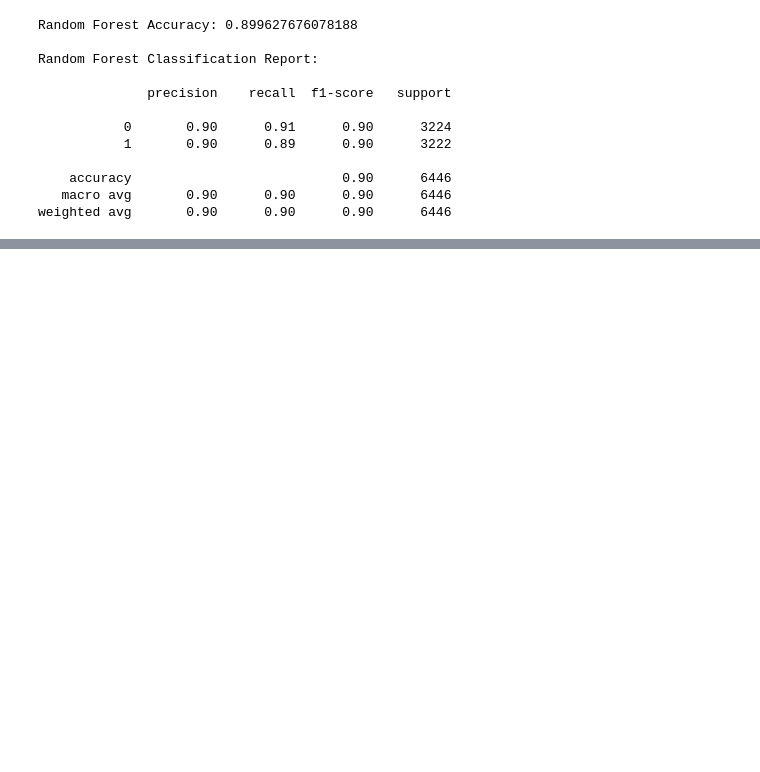
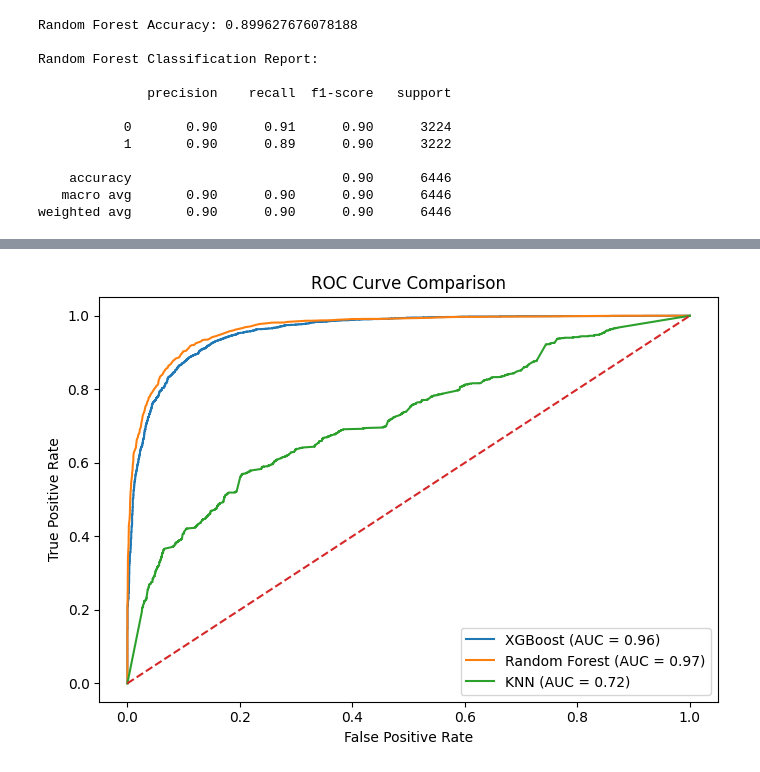
Before and after one commit to Pavan240571/heart-disease-mortality, a Jupyter notebook: Heart_Disease_Mortality.ipynb, the cells around one changed output, grey strips where cells are left out. Cells and saved outputs as stored; diff of their text form; code cells hidden in the pictures; blank space fills up the shorter version.

```diff
--- a/Heart_Disease_Mortality.ipynb
+++ b/Heart_Disease_Mortality.ipynb
@@ -396,0 +427,32 @@ weighted avg       0.65      0.65      0.65      6446
+# %%
+from sklearn.metrics import roc_curve, auc
+# Get prediction probabilities
+xgb_probs = xgb_model.predict_proba(X_test)[:, 1]
+rf_probs = rf_model.predict_proba(X_test)[:, 1]
+knn_probs = knn_model.predict_proba(X_test)[:, 1]
+
+# Compute ROC curves
+fpr_xgb, tpr_xgb, _ = roc_curve(y_test, xgb_probs)
+fpr_rf, tpr_rf, _ = roc_curve(y_test, rf_probs)
+fpr_knn, tpr_knn, _ = roc_curve(y_test, knn_probs)
+
+# Compute AUC scores
+auc_xgb = auc(fpr_xgb, tpr_xgb)
+auc_rf = auc(fpr_rf, tpr_rf)
+auc_knn = auc(fpr_knn, tpr_knn)
+
+# Plot ROC curves
+plt.figure(figsize=(7,5))
+plt.plot(fpr_xgb, tpr_xgb, label=f"XGBoost (AUC = {auc_xgb:.2f})")
+plt.plot(fpr_rf, tpr_rf, label=f"Random Forest (AUC = {auc_rf:.2f})")
+plt.plot(fpr_knn, tpr_knn, label=f"KNN (AUC = {auc_knn:.2f})")
+plt.plot([0, 1], [0, 1], linestyle="--")
+
+plt.xlabel("False Positive Rate")
+plt.ylabel("True Positive Rate")
+plt.title("ROC Curve Comparison")
+plt.legend()
+plt.tight_layout()
+plt.show()
+# %% [output]
+[figure, added]
```
Also changed, not shown: parts of 8 cells of this notebook.
